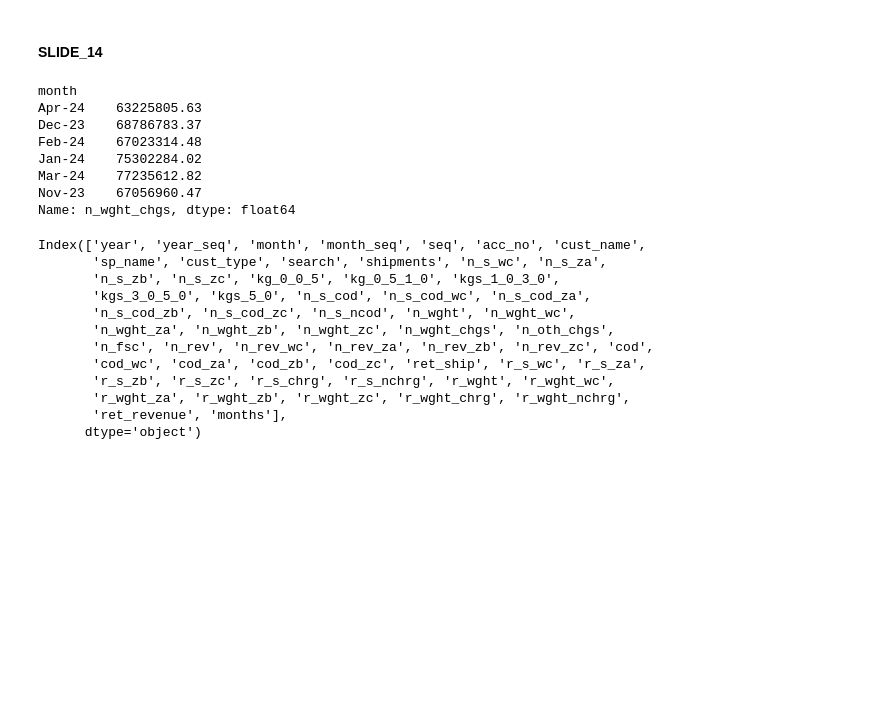
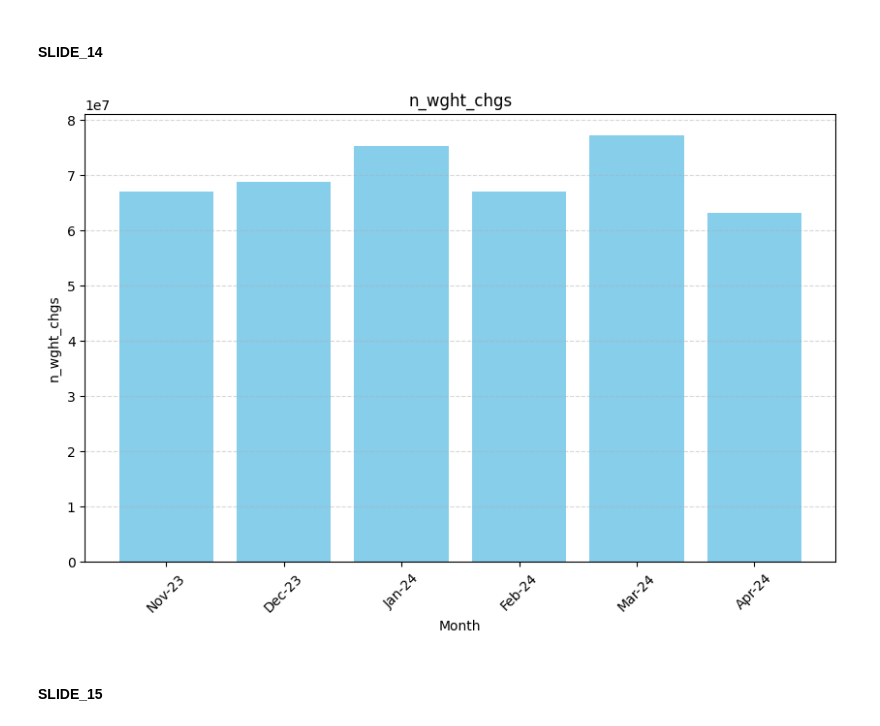
Before and after one commit to TahaDataAlchemy/BLUE-EX-Domestic-Auto, a Jupyter notebook: ETL.ipynb, the cells around one changed output. Drawn from its saved outputs; the diff is of its cells as text; code cells hidden in the pictures; blank space fills up the shorter version.

Commit message:
SLIDE_14 COMPLETED

```diff
--- a/ETL.ipynb
+++ b/ETL.ipynb
@@ -3609,28 +3609,25 @@ PPT13_1 = sorted_top_values
 # %% [markdown]
 #### SLIDE_14
 # %%
-PPT14.groupby("month")['n_wght_chgs'].sum()
+PPT14_GROUP = PPT14.groupby("month")['n_wght_chgs'].sum().reset_index()
-# %% [output]
-month
-Apr-24    63225805.63
-Dec-23    68786783.37
-Feb-24    67023314.48
-Jan-24    75302284.02
-Mar-24    77235612.82
-Nov-23    67056960.47
-Name: n_wght_chgs, dtype: float64
-# %%
-PPT14.columns
-# %% [output]
-Index(['year', 'year_seq', 'month', 'month_seq', 'seq', 'acc_no', 'cust_name',
-       'sp_name', 'cust_type', 'search', 'shipments', 'n_s_wc', 'n_s_za',
-       'n_s_zb', 'n_s_zc', 'kg_0_0_5', 'kg_0_5_1_0', 'kgs_1_0_3_0',
-       'kgs_3_0_5_0', 'kgs_5_0', 'n_s_cod', 'n_s_cod_wc', 'n_s_cod_za',
-       'n_s_cod_zb', 'n_s_cod_zc', 'n_s_ncod', 'n_wght', 'n_wght_wc',
-       'n_wght_za', 'n_wght_zb', 'n_wght_zc', 'n_wght_chgs', 'n_oth_chgs',
-       'n_fsc', 'n_rev', 'n_rev_wc', 'n_rev_za', 'n_rev_zb', 'n_rev_zc', 'cod',
-       'cod_wc', 'cod_za', 'cod_zb', 'cod_zc', 'ret_ship', 'r_s_wc', 'r_s_za',
-       'r_s_zb', 'r_s_zc', 'r_s_chrg', 'r_s_nchrg', 'r_wght', 'r_wght_wc',
-       'r_wght_za', 'r_wght_zb', 'r_wght_zc', 'r_wght_chrg', 'r_wght_nchrg',
-       'ret_revenue', 'months'],
-      dtype='object')
+# %%
+PPT14_GROUP['month'] = pd.to_datetime(PPT14_GROUP['month'], format='%b-%y')
+
+# Sort dataframe based on the Month column
+PPT14_GROUP = PPT14_GROUP.sort_values('month')
+
+# Reformat Month column back to the desired format (e.g., 'Apr-24')
+PPT14_GROUP['month'] = PPT14_GROUP['month'].dt.strftime('%b-%y')
+# %%
+plt.figure(figsize=(10, 6))
+plt.bar(PPT14_GROUP['month'], PPT14_GROUP['n_wght_chgs'], color='skyblue')
+plt.xlabel('Month')
+plt.ylabel('n_wght_chgs')
+plt.title('n_wght_chgs')
+plt.xticks(rotation=45)  # Rotate x-axis labels for better visibility
+plt.grid(axis='y', linestyle='--', alpha=0.5)
+plt.show()
+# %% [output]
+[figure, added]
+# %% [markdown]
+#### SLIDE_15
```
